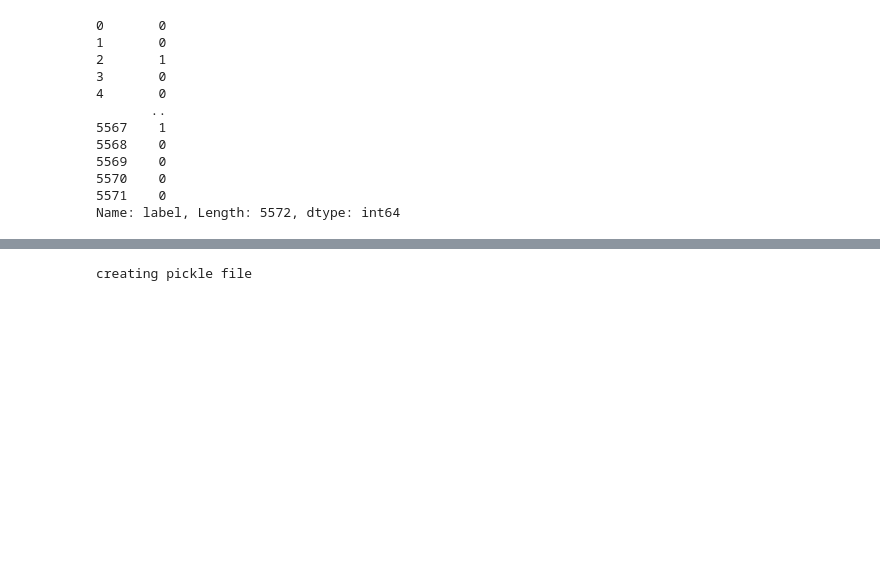
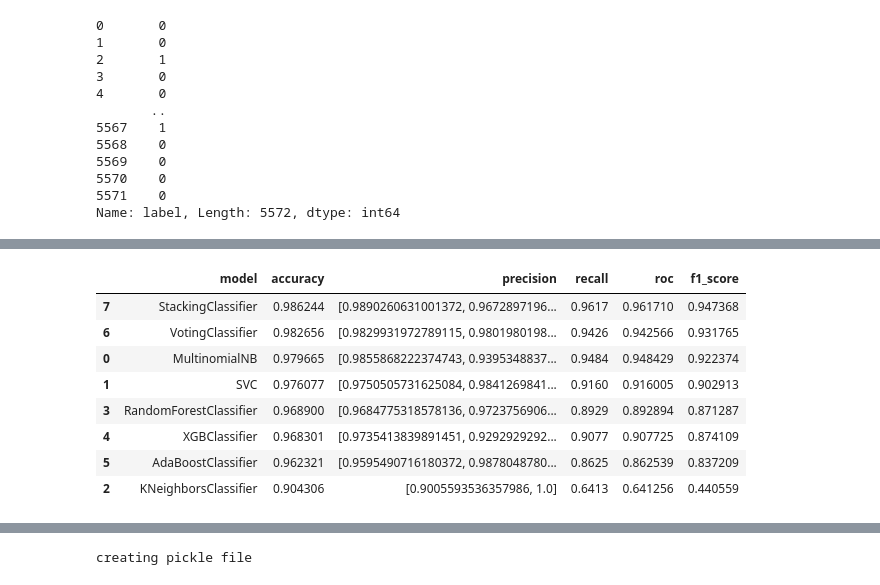
Before and after one commit to ElijahFernandez/MLDeployedIS2, a Jupyter notebook: main.ipynb, the cells around one changed output, grey strips where cells are left out. Drawn from its saved outputs; the diff is of its cells as text; code cells hidden in the pictures; blank space fills up the shorter version.

```diff
--- a/main.ipynb
+++ b/main.ipynb
@@ -369,4 +439,0 @@ def compute_evaluation_metric(algo, X_test, y_actual, y_pred, y_pred_prob):
-# %%
-from sklearn.preprocessing import MinMaxScaler
-scaler=MinMaxScaler()
-X_train=scaler.fit_transform(X_train)
@@ -433,0 +742,13 @@ print(df_hyperparameter)
+# %%
+#sorting the models output by accuracya nd f1_score
+df_models_output.sort_values(by=['accuracy','f1_score'],ascending=False)
+# %% [output]
+|  | model | accuracy | precision | recall | roc | f1_score |
+| 7 | StackingClassifier | 0.986244 | [0.9890260631001372, 0.9672897196... | 0.9617 | 0.961710 | 0.947368 |
+| 6 | VotingClassifier | 0.982656 | [0.9829931972789115, 0.9801980198... | 0.9426 | 0.942566 | 0.931765 |
+| 0 | MultinomialNB | 0.979665 | [0.9855868222374743, 0.9395348837... | 0.9484 | 0.948429 | 0.922374 |
+| 1 | SVC | 0.976077 | [0.9750505731625084, 0.9841269841... | 0.9160 | 0.916005 | 0.902913 |
+| 3 | RandomForestClassifier | 0.968900 | [0.9684775318578136, 0.9723756906... | 0.8929 | 0.892894 | 0.871287 |
+| 4 | XGBClassifier | 0.968301 | [0.9735413839891451, 0.9292929292... | 0.9077 | 0.907725 | 0.874109 |
+| 5 | AdaBoostClassifier | 0.962321 | [0.9595490716180372, 0.9878048780... | 0.8625 | 0.862539 | 0.837209 |
+| 2 | KNeighborsClassifier | 0.904306 | [0.9005593536357986, 1.0] | 0.6413 | 0.641256 | 0.440559 |
```
Also changed, not shown: parts of 62 cells of this notebook, 6 other files.
